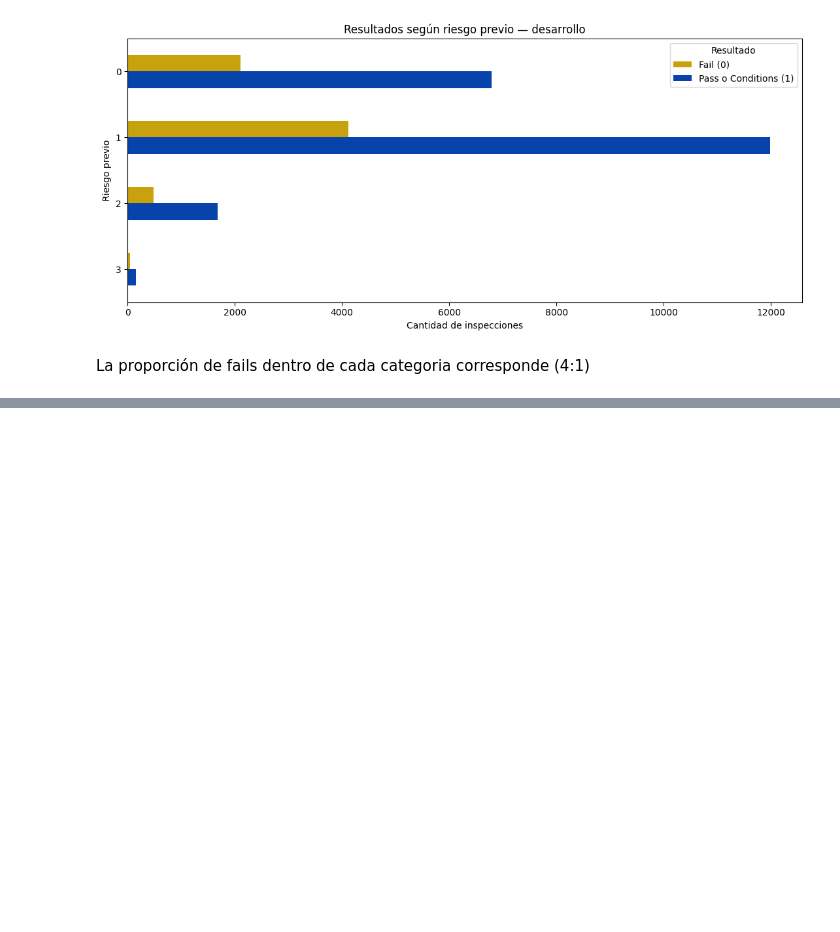
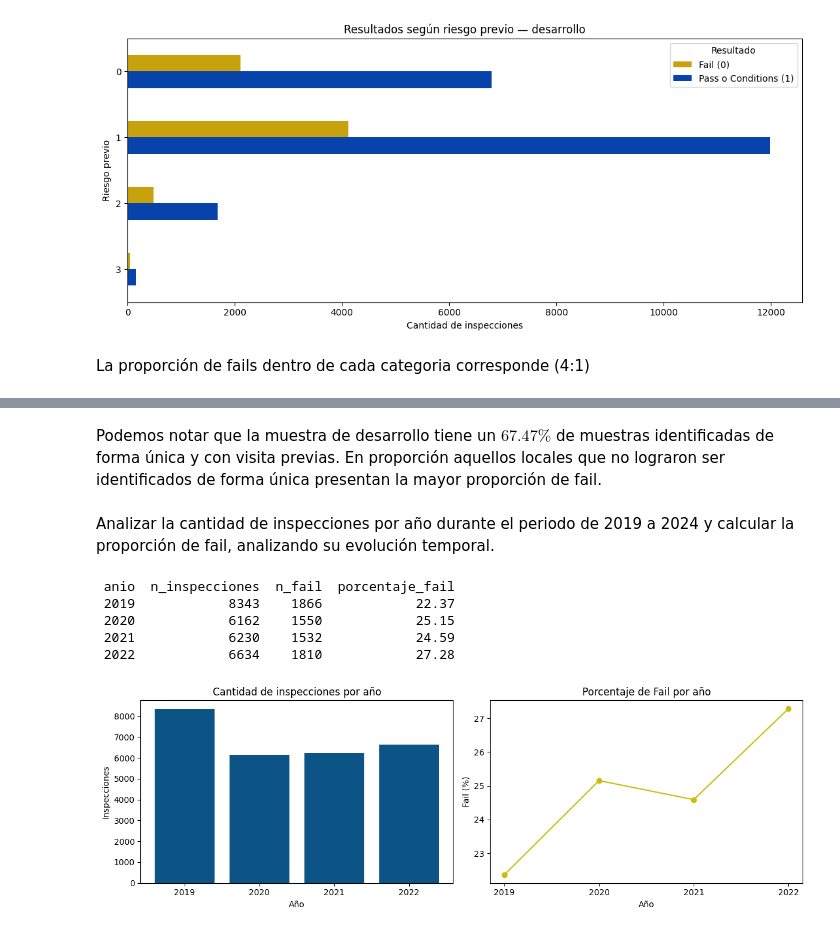
Before and after one commit to jpmondaca/Proyecto-Topicos, a Jupyter notebook: main.ipynb, the cells around one changed output, grey strips where cells are left out. Saved outputs shown, nothing was run; the diff lists cells and outputs as text; code cells hidden in the pictures; blank space fills up the shorter version.

```diff
--- a/main.ipynb
+++ b/main.ipynb
@@ -1051,0 +1178,57 @@ plt.show()
+# %% [markdown]
+Podemos notar que la muestra de desarrollo tiene un $67.47\%$ de muestras identificadas de forma única y con visita previas. En proporción aquellos locales que no lograron ser identificados de forma única presentan la mayor proporción de fail.
+# %% [markdown]
+Analizar la cantidad de inspecciones por año durante el periodo de 2019 a 2024 y calcular la proporción de fail, analizando su evolución temporal.
+# %%
+resumen_anual = (
+    desarrollo.assign(
+        anio=desarrollo["inspection_date"].dt.year
+    )
+    .groupby("anio", as_index=False)
+    .agg(
+        n_inspecciones=("resultado", "size"),
+        n_fail=("resultado", lambda x: x.eq(0).sum())
+    ))
+
+resumen_anual["porcentaje_fail"] = (
+    resumen_anual["n_fail"]
+    / resumen_anual["n_inspecciones"]
+    * 100)
+print(resumen_anual.round(2).to_string(index=False))
+
+
+# GRÁFICOS #
+fig, axes = plt.subplots(1, 2, figsize=(12, 4))
+
+axes[0].bar(
+    resumen_anual["anio"],
+    resumen_anual["n_inspecciones"],
+    color="#0C5386"
+)
+
+axes[0].set_title("Cantidad de inspecciones por año")
+axes[0].set_ylabel("Inspecciones")
+
+axes[1].plot(
+    resumen_anual["anio"],
+    resumen_anual["porcentaje_fail"],
+    marker="o",
+    color="#CBBB0B"
+)
+
+axes[1].set_title("Porcentaje de Fail por año")
+axes[1].set_ylabel("Fail (%)")
+
+for ax in axes:
+    ax.set_xlabel("Año")
+    ax.set_xticks(resumen_anual["anio"])
+
+plt.tight_layout()
+plt.show()
+# %% [output]
+ anio  n_inspecciones  n_fail  porcentaje_fail
+ 2019            8343    1866            22.37
+ 2020            6162    1550            25.15
+ 2021            6230    1532            24.59
+ 2022            6634    1810            27.28
+[figure, added]
```
Also changed, not shown: parts of 21 cells of this notebook.
